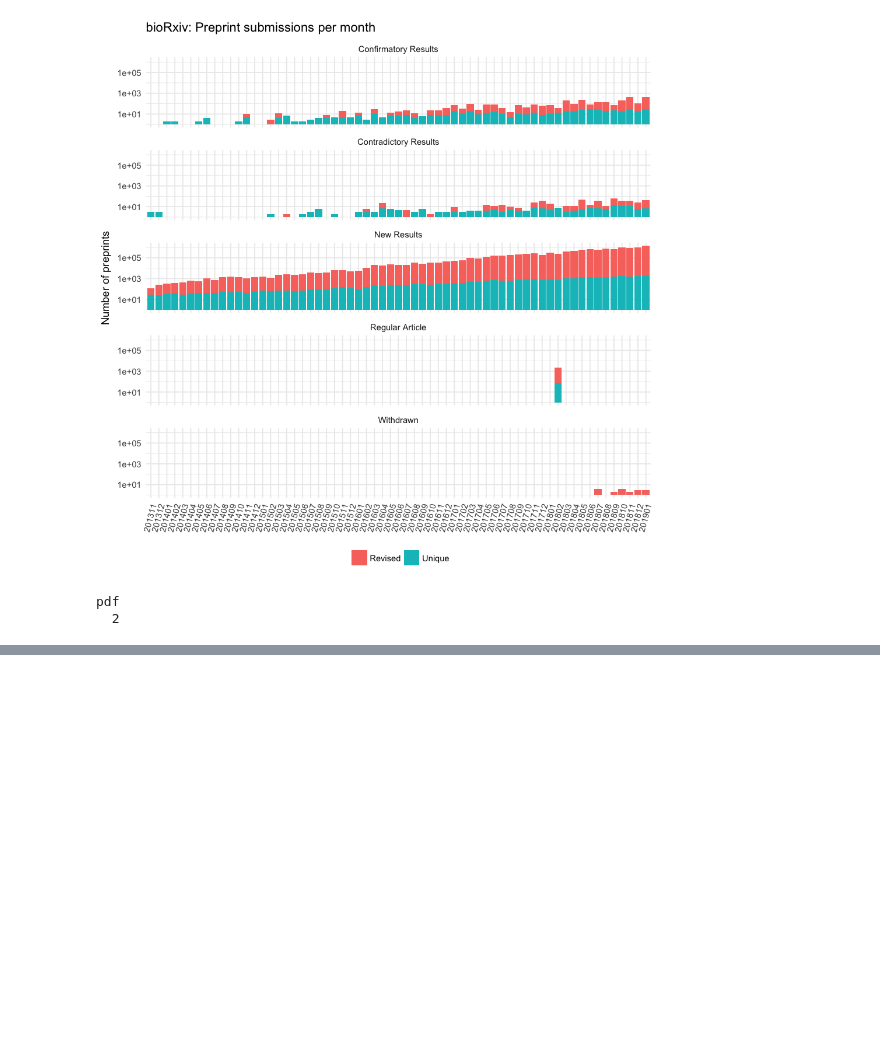
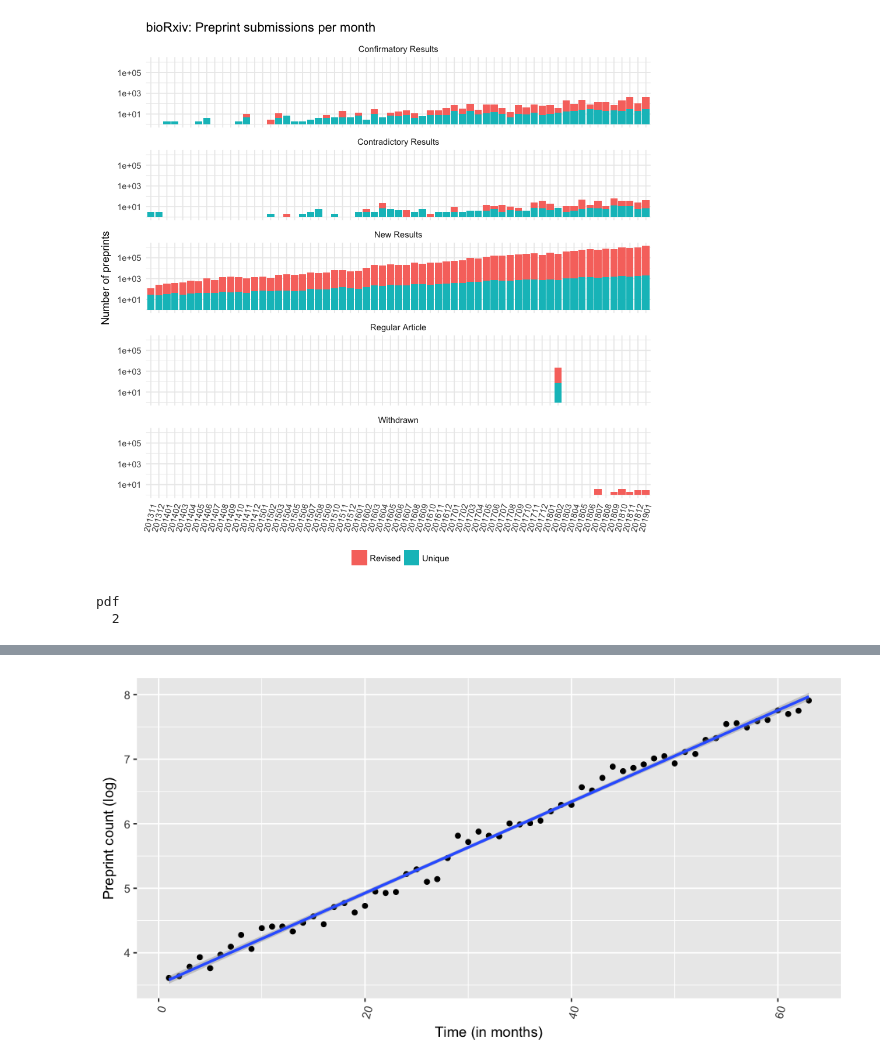
Before and after one commit to armish/bioRxiv-list, a Jupyter notebook: Generate summary plots.ipynb, the cells around one changed output, grey strips where cells are left out. Drawn from its saved outputs; the diff is of its cells as text; code cells hidden in the pictures; blank space fills up the shorter version.

Commit message:
add monthly trends plot

```diff
--- a/Generate summary plots.ipynb
+++ b/Generate summary plots.ipynb
@@ -130,3 +128,11 @@ dev.off()
 # %% [output]
 pdf
   2
+# %%
+bx_month <-
+    bx_data %>%
+    filter(!(`pub_date_year` == 2019 & `pub_date_month` == 2)) %>%
+    group_by(`pub_date_combined`, `pub_date_month`) %>%
+    summarize(`pub_count` = n())
+
+bx_month %>% head
@@ -132,0 +147,12 @@ pdf
+# %%
+bx_month$dummy <- 1:nrow(bx_month)
+
+bx_fit <-
+    bx_month %>%
+    lm(formula=log(`pub_count`)~`dummy`)
+
+bx_fit %>% summary
+
+bx_fit %>% tidy
+
+bx_month$`fitted` <- exp(predict.lm(bx_fit))
@@ -132,0 +180,14 @@ pdf
+# %%
+options(repr.plot.width=8, repr.plot.height=4)
+
+bx_month %>%
+    ggplot(aes(x=`dummy`, y=log(`pub_count`))) +
+        geom_point() +
+        geom_smooth(method="lm") +
+        theme(
+            axis.text.x=element_text(angle=75, hjust=1)
+        ) +
+        xlab('Time (in months)') +
+        ylab('Preprint count (log)')
+# %% [output]
+[figure, added]
```
Also changed, not shown: parts of 12 cells of this notebook, 2 other files.
